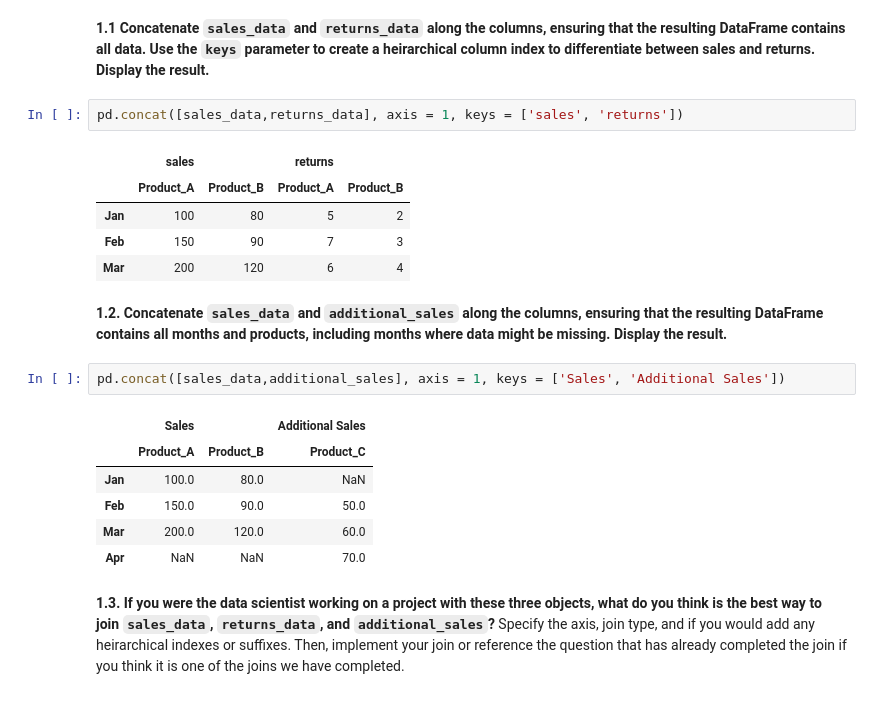
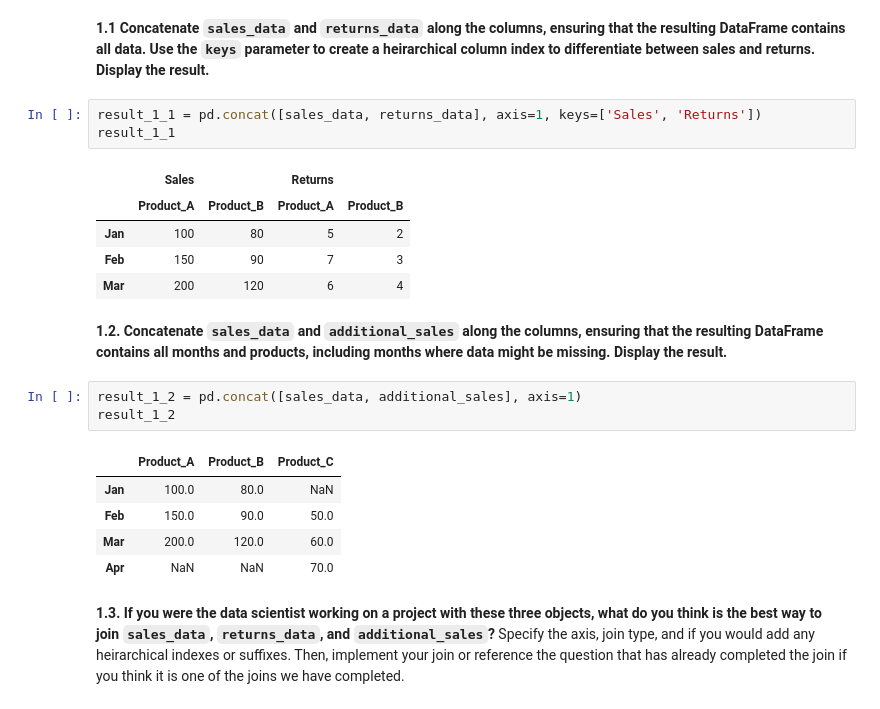
Before and after one commit to ConorJones05/STOR_320, a Jupyter notebook: week_7/Lab5.ipynb, the cells around one changed output. Saved outputs shown, nothing was run; the diff lists cells and outputs as text.

```diff
--- a/week_7/Lab5.ipynb
+++ b/week_7/Lab5.ipynb
@@ -28,9 +28,10 @@ additional_sales = pd.Series([50, 60, 70], index=['Feb', 'Mar', 'Apr'],
 # %% [markdown]
 **1.1 Concatenate `sales_data` and `returns_data` along the columns, ensuring that the resulting DataFrame contains all data. Use the `keys` parameter to create a heirarchical column index to differentiate between sales and returns. Display the result.**
 # %%
-pd.concat([sales_data,returns_data], axis = 1, keys = ['sales', 'returns'])
+result_1_1 = pd.concat([sales_data, returns_data], axis=1, keys=['Sales', 'Returns'])
+result_1_1
 # %% [output]
-|  | sales |  | returns |  |
+|  | Sales |  | Returns |  |
 |  | Product_A | Product_B | Product_A | Product_B |
 | Jan | 100 | 80 | 5 | 2 |
 | Feb | 150 | 90 | 7 | 3 |
@@ -38,9 +39,9 @@ pd.concat([sales_data,returns_data], axis = 1, keys = ['sales', 'returns'])
 # %% [markdown]
 **1.2. Concatenate `sales_data` and `additional_sales` along the columns, ensuring that the resulting DataFrame contains all months and products, including months where data might be missing. Display the result.**
 # %%
-pd.concat([sales_data,additional_sales], axis = 1, keys = ['Sales', 'Additional Sales'])
+result_1_2 = pd.concat([sales_data, additional_sales], axis=1)
+result_1_2
 # %% [output]
-|  | Sales |  | Additional Sales |
 |  | Product_A | Product_B | Product_C |
 | Jan | 100.0 | 80.0 | NaN |
 | Feb | 150.0 | 90.0 | 50.0 |
```
Also changed, not shown: parts of 10 cells of this notebook, 13 other files.
